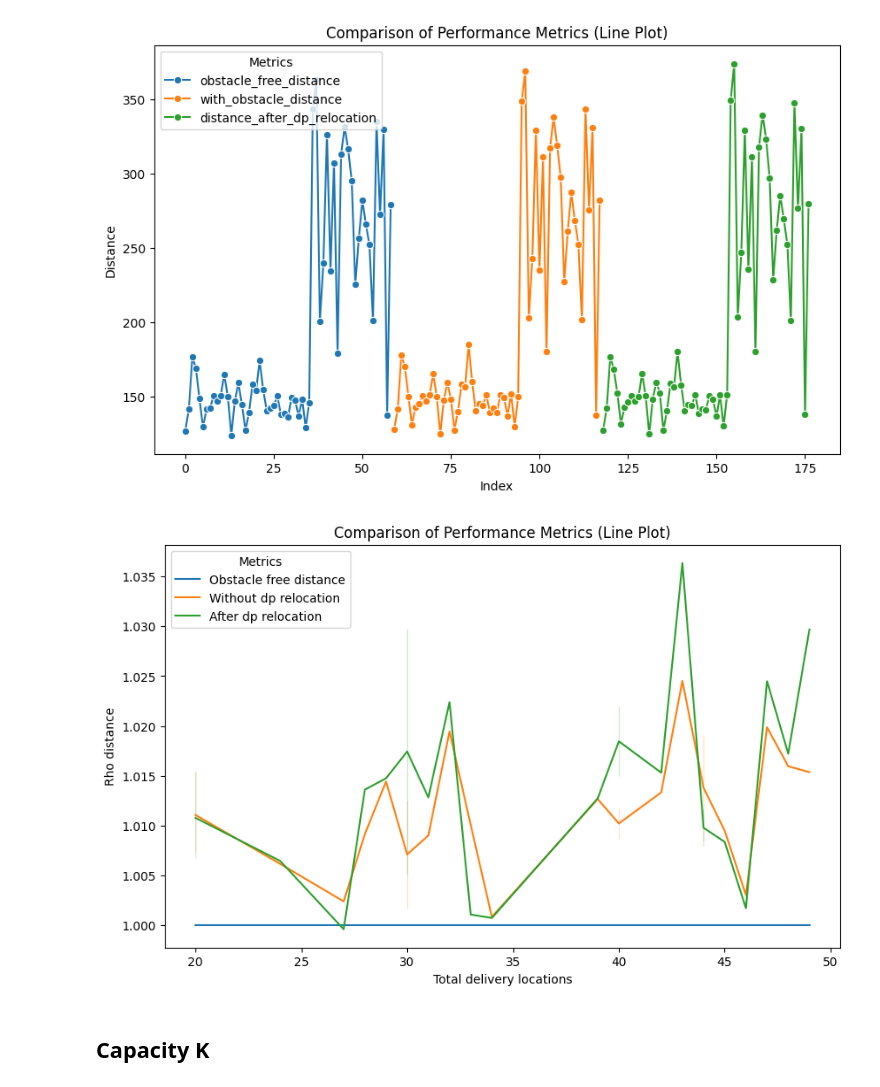
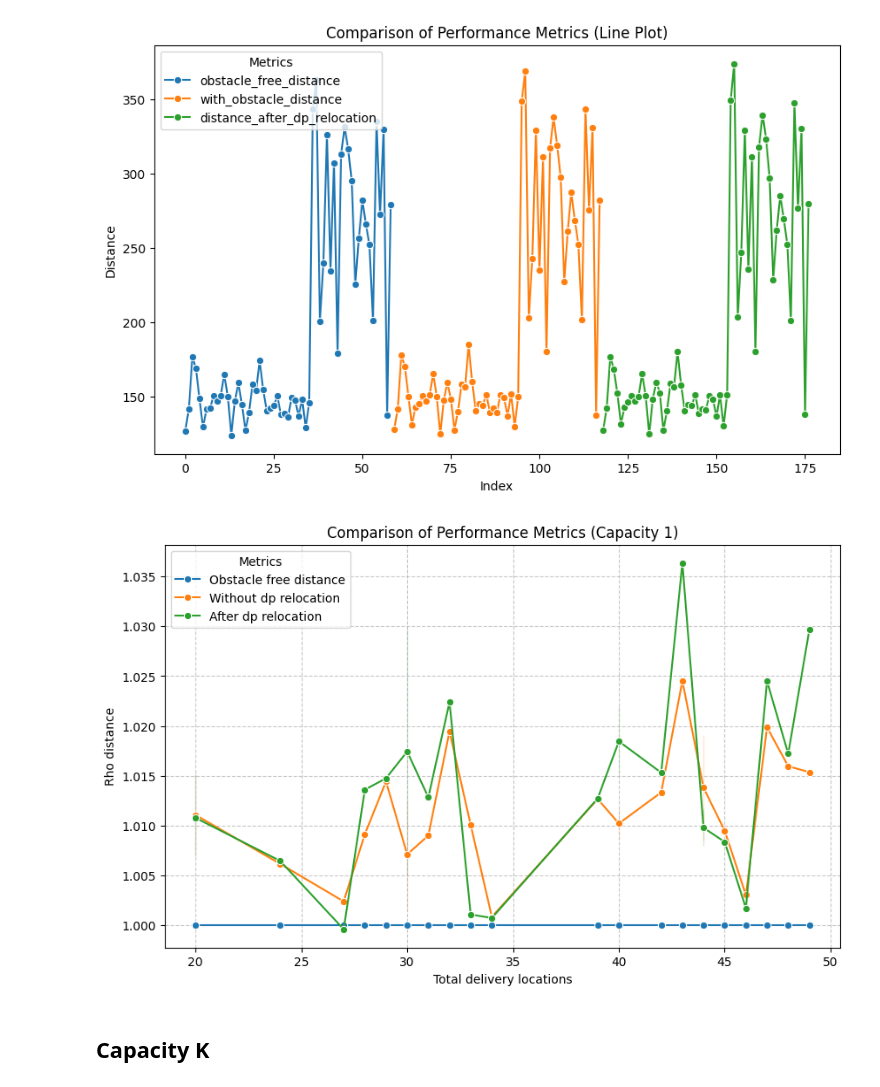
Before and after one commit to CR-Samrat/drone-based-delivary, a Jupyter notebook: euclidean_with_obstacle_performance_test.ipynb, the cells around one changed output. Saved outputs shown, nothing was run; the diff lists cells and outputs as text; code cells hidden in the pictures.

```diff
--- a/euclidean_with_obstacle_performance_test.ipynb
+++ b/euclidean_with_obstacle_performance_test.ipynb
@@ -2,6 +2,7 @@
 import pandas as pd
 import matplotlib.pyplot as plt
 import seaborn as sns
+plt.style.use('default')
 # %% [markdown]
 ## Capacity 1
 # %%
@@ -82,19 +83,21 @@ plt.show()
 # %%
 plt.figure(figsize=(10, 6))
 
 # Plotting each line individually
-sns.lineplot(data=df_cap_1, x='delivary_locations', y='rho_obstacle_free', label='Obstacle free distance', markers=True)
-sns.lineplot(data=df_cap_1, x='delivary_locations', y='rho_obstacle', label='Without dp relocation', markers=True)
-sns.lineplot(data=df_cap_1, x='delivary_locations', y='rho_after_dp_relocation', label='After dp relocation', markers=True)
+sns.lineplot(data=df_cap_1, x='delivary_locations', y='rho_obstacle_free', label='Obstacle free distance', marker='o')
+sns.lineplot(data=df_cap_1, x='delivary_locations', y='rho_obstacle', label='Without dp relocation', marker='o')
+sns.lineplot(data=df_cap_1, x='delivary_locations', y='rho_after_dp_relocation', label='After dp relocation', marker='o')
 
-plt.title('Comparison of Performance Metrics (Line Plot)')
+plt.title('Comparison of Performance Metrics (Capacity 1)')
 plt.xlabel('Total delivery locations')
 plt.ylabel('Rho distance')
 plt.legend(title='Metrics')
 
+plt.grid(True, linestyle='--', alpha=0.7)
+
 plt.show()
 # %% [output]
-[figure, old version]
+[figure, new version]
 # %% [markdown]
 ## Capacity K
 # %%
```
Also changed, not shown: parts of 3 cells of this notebook.
